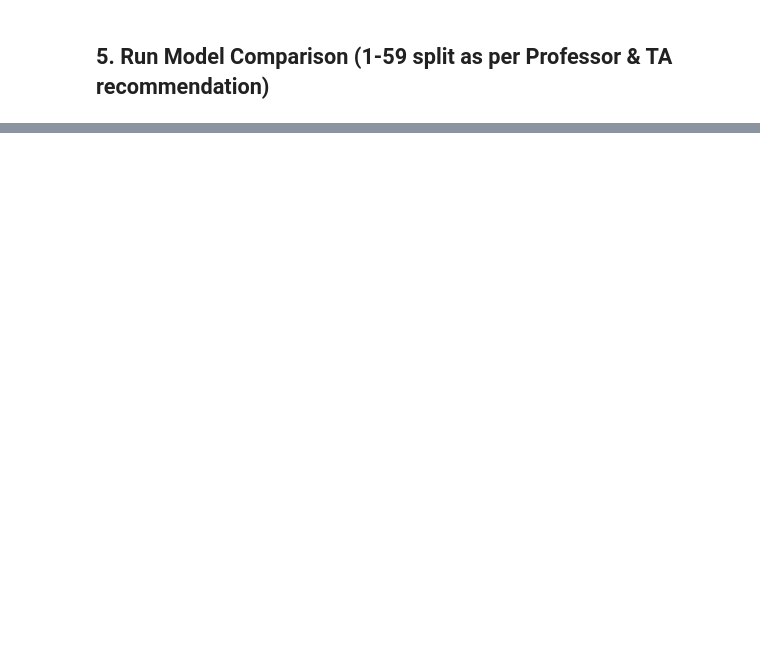
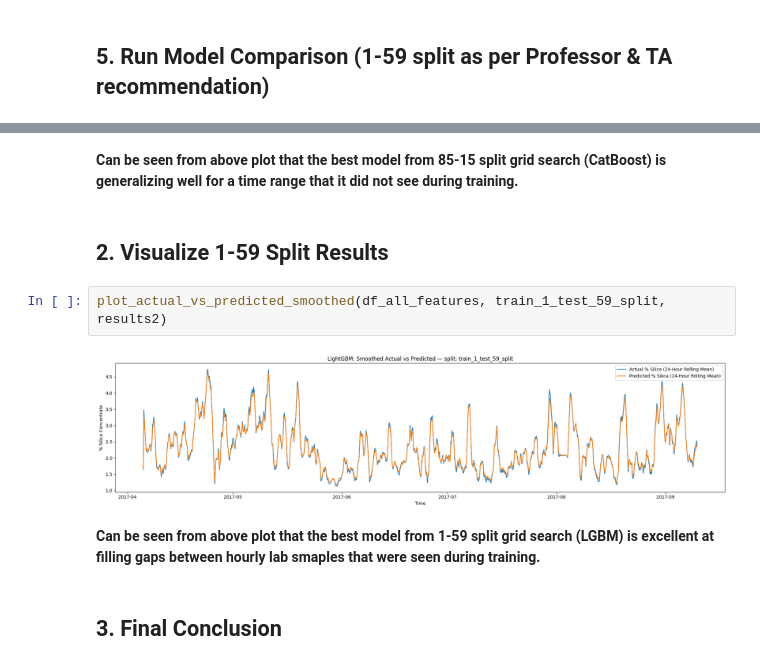
Before and after one commit to yunussaid/ENG-M-680-Final-Project, a Jupyter notebook: library/soft_sensor_lib.ipynb, the cells around one changed output, grey strips where cells are left out. Cells and saved outputs as stored; diff of their text form; blank space fills up the shorter version.

```diff
--- a/library/soft_sensor.ipynb
+++ b/library/soft_sensor_lib.ipynb
@@ -549,0 +565,12 @@ So while the 1–59 split results are valid for assessing a “soft sensor” th
+# %% [markdown]
+**Can be seen from above plot that the best model from 85-15 split grid search (CatBoost) is generalizing well for a time range that it did not see during training.**
+# %% [markdown]
+## 2. Visualize 1-59 Split Results
+# %%
+plot_actual_vs_predicted_smoothed(df_all_features, train_1_test_59_split, results2)
+# %% [output]
+[figure, added]
+# %% [markdown]
+**Can be seen from above plot that the best model from 1-59 split grid search (LGBM) is excellent at filling gaps between hourly lab smaples that were seen during training.**
+# %% [markdown]
+## 3. Final Conclusion
```
Also changed, not shown: parts of 12 cells of this notebook, 5 other files.
